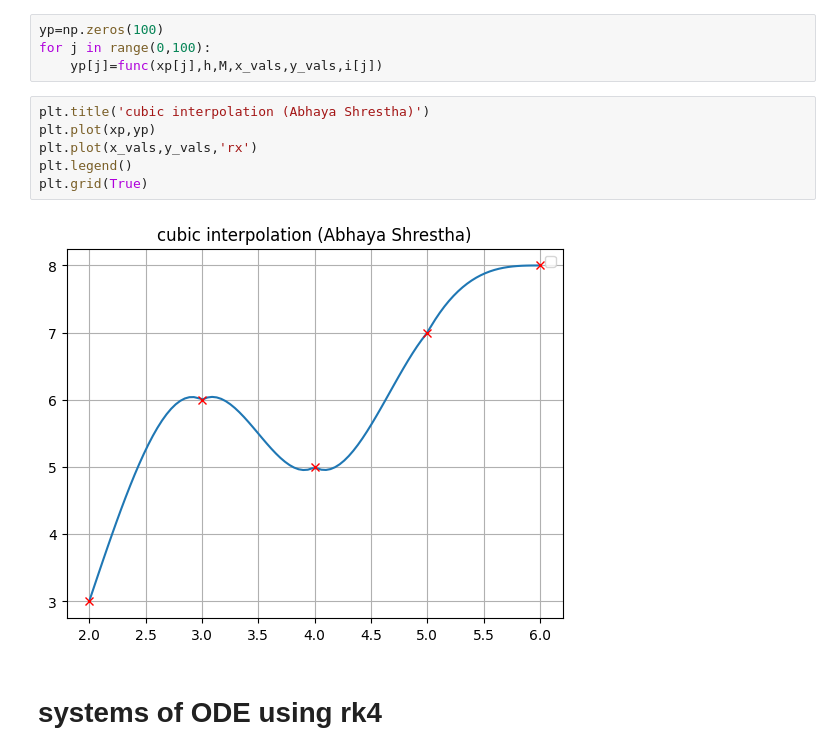
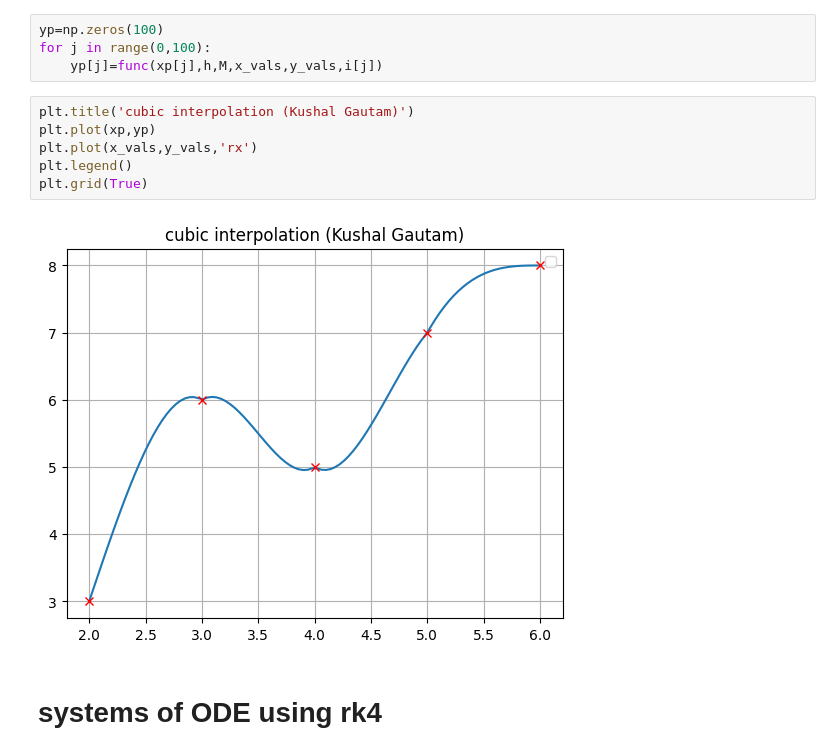
Before and after one commit to Abhaya-Shresthaa/Numerical-Methods, a Jupyter notebook: lab5/final.ipynb, the cells around one changed output. Saved outputs shown, nothing was run; the diff lists cells and outputs as text.

```diff
--- a/lab5/final.ipynb
+++ b/lab5/final.ipynb
@@ -30,13 +31,13 @@ yp=np.zeros(100)
 for j in range(0,100):
     yp[j]=func(xp[j],h,M,x_vals,y_vals,i[j])
 # %%
-plt.title('cubic interpolation (Abhaya Shrestha)')
+plt.title('cubic interpolation (Kushal Gautam)')
 plt.plot(xp,yp)
 plt.plot(x_vals,y_vals,'rx')
 plt.legend()
 plt.grid(True)
 # %% [output]
-[figure, old version]
+[figure, new version]
 # %% [markdown]
 # systems of ODE using rk4
 # %%
```
Also changed, not shown: parts of 3 cells of this notebook.
